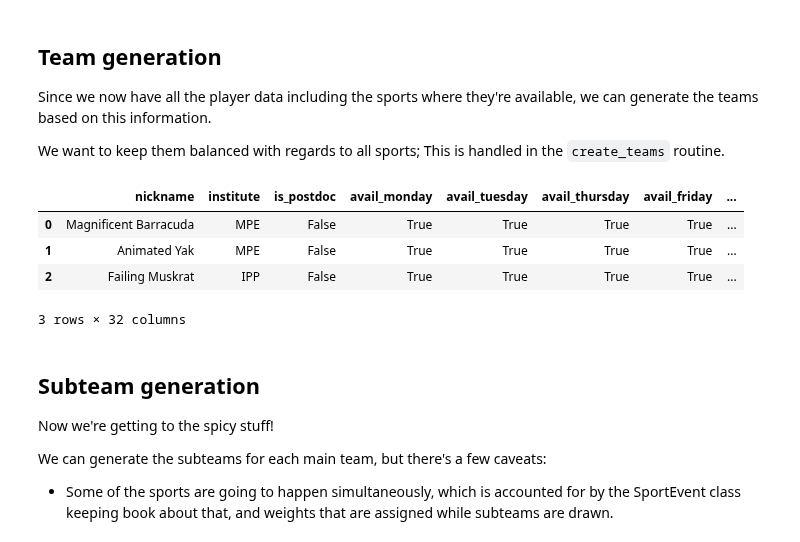
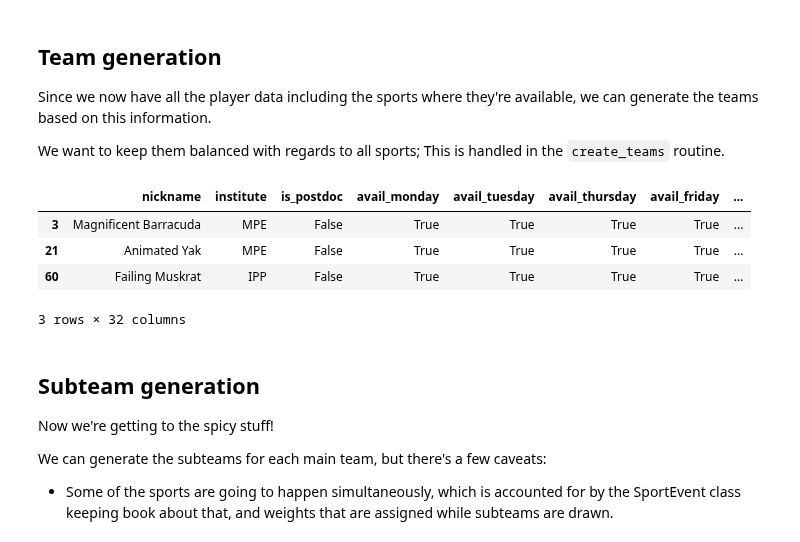
Before and after one commit to FBalzerMPE/imprs_sports_week, a Jupyter notebook: set_up_data.ipynb, the cells around one changed output. Drawn from its saved outputs; the diff is of its cells as text; code cells hidden in the pictures.

```diff
--- a/set_up_data.ipynb
+++ b/set_up_data.ipynb
@@ -33,13 +38,13 @@ Since we now have all the player data including the sports where they're availab
 
 We want to keep them balanced with regards to all sports; This  is handled in the `create_teams` routine.
 # %%
-teams = setup.create_teams(overwrite=False)
+teams = setup.create_teams()
 teams[0].player_df.head(3)
 # %% [output]
 |  | nickname | institute | is_postdoc | avail_monday | avail_tuesday | avail_thursday | avail_friday | ... |
-| 0 | Magnificent Barracuda | MPE | False | True | True | True | True | ... |
-| 1 | Animated Yak | MPE | False | True | True | True | True | ... |
-| 2 | Failing Muskrat | IPP | False | True | True | True | True | ... |
+| 3 | Magnificent Barracuda | MPE | False | True | True | True | True | ... |
+| 21 | Animated Yak | MPE | False | True | True | True | True | ... |
+| 60 | Failing Muskrat | IPP | False | True | True | True | True | ... |
 3 rows × 32 columns
 # %% [markdown]
 ## Subteam generation
```
Also changed, not shown: parts of 5 cells of this notebook, 18 other files.
